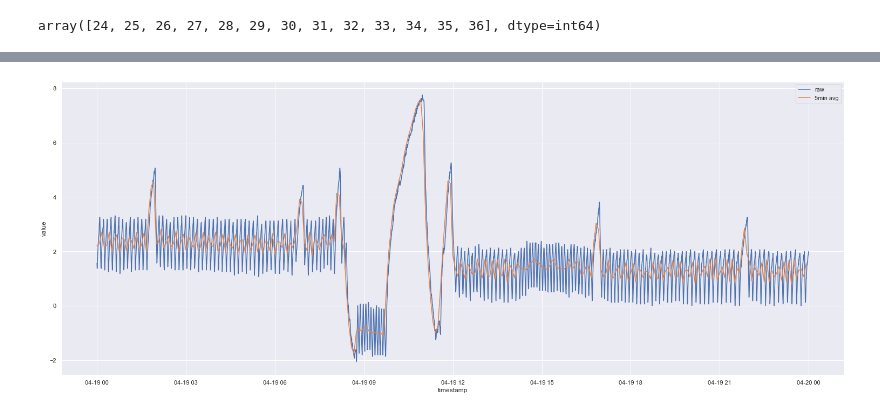
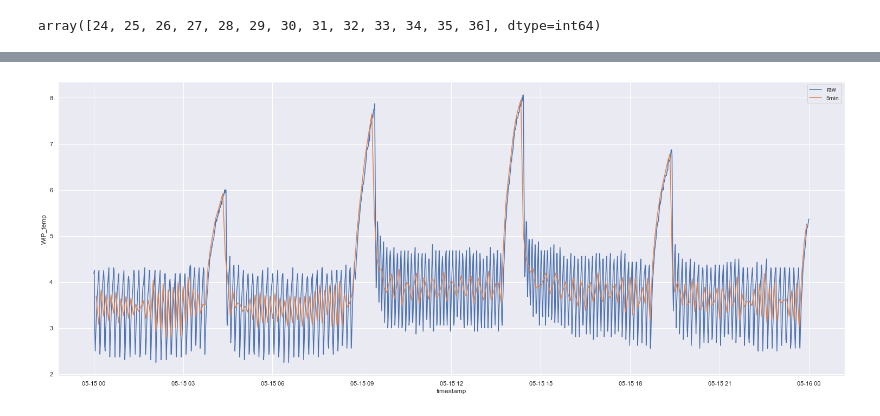
Before and after one commit to cnrd-dev/cheese-factory, a Jupyter notebook: notebooks/data-etl.ipynb, the cells around one changed output, grey strips where cells are left out. Cells and saved outputs as stored; diff of their text form; code cells hidden in the pictures.

Commit message:
added data etl, started with eda and tested anomaly detection

```diff
--- a/notebooks/data-etl.ipynb
+++ b/notebooks/data-etl.ipynb
@@ -90,0 +211,3 @@ df_sensor.plot();
+# %%
+dfp = df.pivot(index="timestamp", values="value", columns="sensor_id_id")
+dfp[100:110].head(10)
@@ -90,0 +229,6 @@ df_sensor.plot();
+# %%
+for column in dfp.columns:
+    new_column_name = df_meta.sensor_short_name[df_meta.index == column].values[0]
+    dfp.rename(columns={column:new_column_name}, inplace=True)
+
+dfp.head()
@@ -90,0 +247,3 @@ df_sensor.plot();
+# %%
+filter_raw = (dfp.index > '2021-05-15') & (dfp.index < '2021-05-16')
+sns.lineplot(x=dfp.index[filter_raw], y="WIP_temp", data=dfp[filter_raw], label="raw");
@@ -91,4 +268,4 @@ df_sensor.plot();
 # %%
-df_sensor_5min = df_sensor.resample("5min").mean()
-df_sensor_5min.head()
+dfp_5min = dfp.resample("5min").mean()
+dfp_5min[100:110].head(10)
 # %% [output]
@@ -102,5 +291,7 @@ df_sensor_5min.head()
 # %%
-sns.lineplot(x=df_sensor.index, y="value", data=df_sensor, label="raw")
-sns.lineplot(x=df_sensor_5min.index, y="value", data=df_sensor_5min, label="5min avg");
+sns.lineplot(x=dfp.index[filter_raw], y="WIP_temp", data=dfp[filter_raw], label="raw")
+
+filter_5min = (dfp_5min.index > '2021-05-15') & (dfp_5min.index < '2021-05-16')
+sns.lineplot(x=dfp_5min.index[filter_5min], y="WIP_temp", data=dfp_5min[filter_5min], label="5min");
 # %% [output]
-[figure, old version]
+[figure, new version]
```
Also changed, not shown: parts of 46 cells of this notebook, 11 other files.
